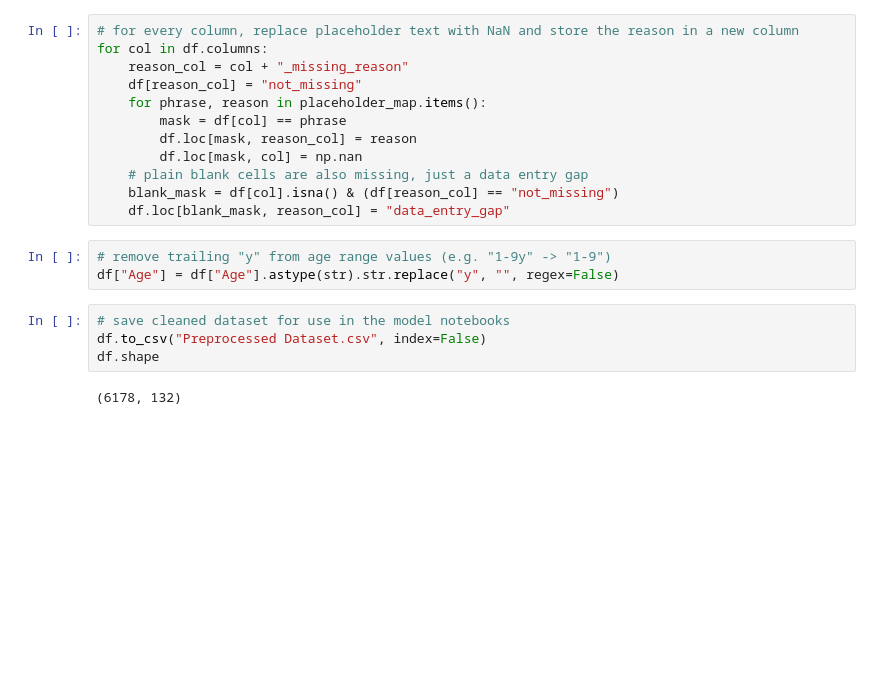
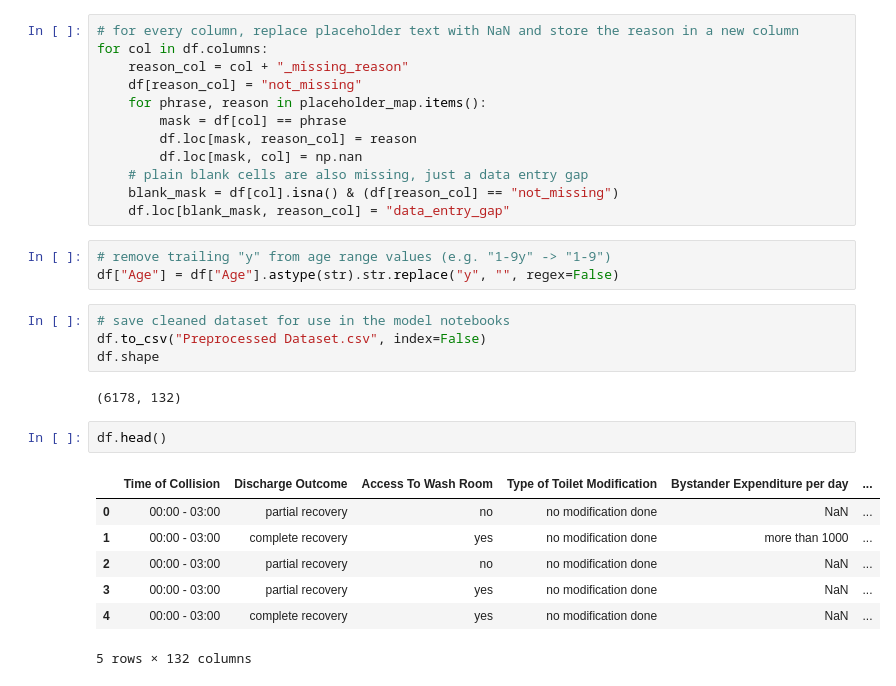
Before and after one commit to Abaiyan-27/Group-01---Notebooks, a Jupyter notebook: Notebooks/Basic_Cleaning.ipynb, the cells around one changed output. Saved outputs shown, nothing was run; the diff lists cells and outputs as text; blank space fills up the shorter version.

```diff
--- a/Notebooks/Basic_Cleaning.ipynb
+++ b/Notebooks/Basic_Cleaning.ipynb
@@ -71,3 +94,13 @@ df.to_csv("Preprocessed Dataset.csv", index=False)
 df.shape
 # %% [output]
 (6178, 132)
+# %%
+df.head()
+# %% [output]
+|  | Time of Collision | Discharge Outcome | Access To Wash Room | Type of Toilet Modification | Bystander Expenditure per day | ... |
+| 0 | 00:00 - 03:00 | partial recovery | no | no modification done | NaN | ... |
+| 1 | 00:00 - 03:00 | complete recovery | yes | no modification done | more than 1000 | ... |
+| 2 | 00:00 - 03:00 | partial recovery | no | no modification done | NaN | ... |
+| 3 | 00:00 - 03:00 | partial recovery | yes | no modification done | NaN | ... |
+| 4 | 00:00 - 03:00 | complete recovery | yes | no modification done | NaN | ... |
+5 rows × 132 columns
```
Also changed, not shown: parts of 3 cells of this notebook, 14 other files.
